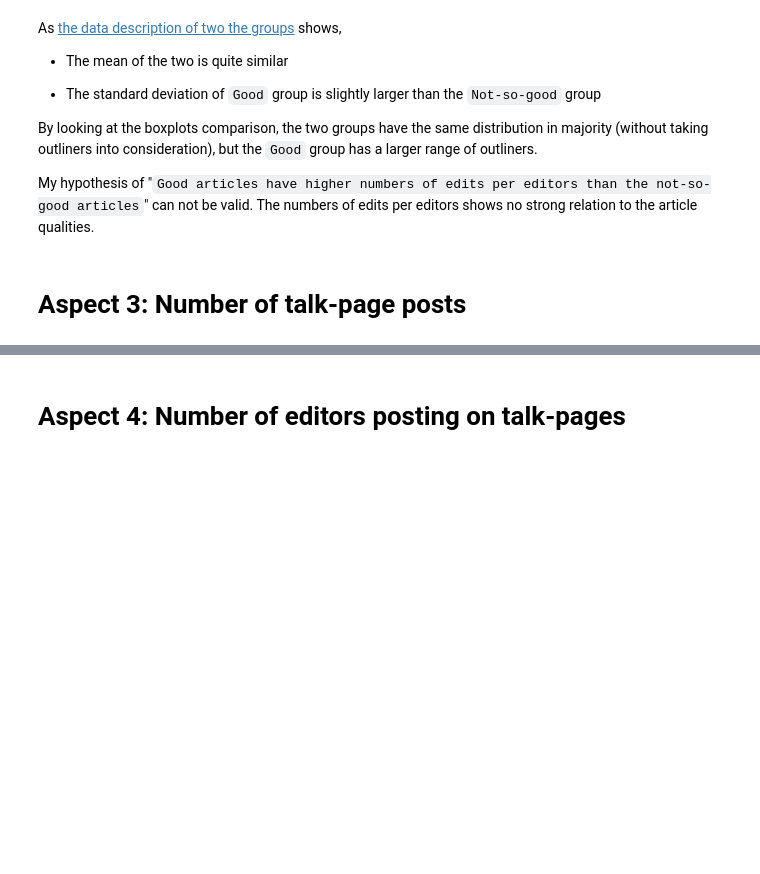
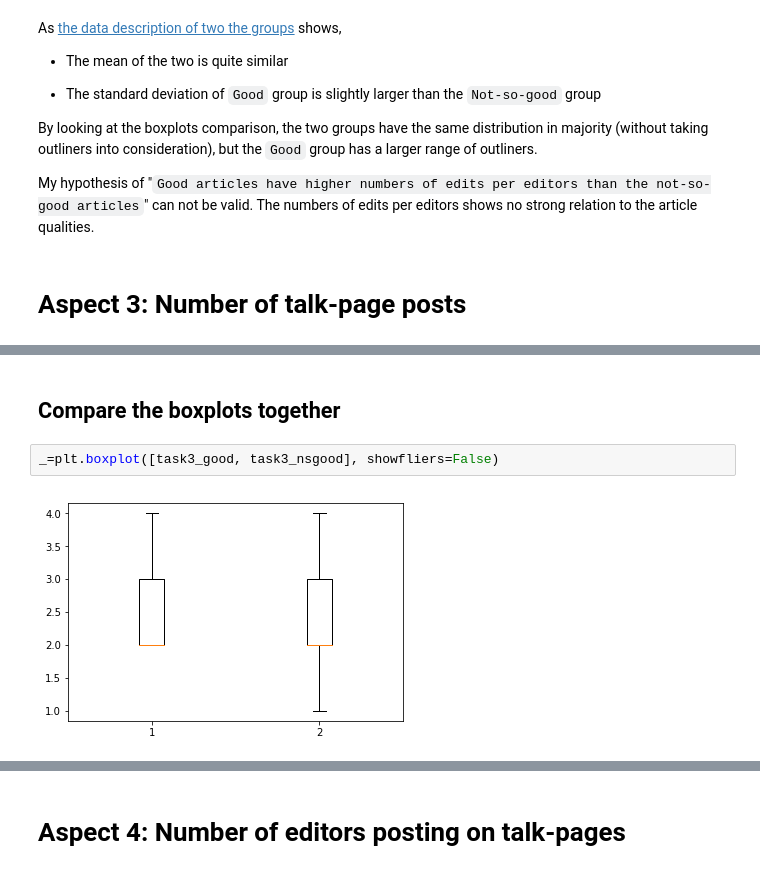
Before and after one commit to wenoptics/social-data-analysis, a Jupyter notebook: analysis_report.ipynb, the cells around one changed output, grey strips where cells are left out. Drawn from its saved outputs; the diff is of its cells as text; blank space fills up the shorter version.

```diff
--- a/analysis_report.ipynb
+++ b/analysis_report.ipynb
@@ -249,0 +396,6 @@ My hypothesis of "`Good articles have higher numbers of edits per editors than t
+# %% [markdown]
+## Compare the boxplots together
+# %%
+_=plt.boxplot([task3_good, task3_nsgood], showfliers=False)
+# %% [output]
+[figure, added]
```
Also changed, not shown: parts of 51 cells of this notebook, 1 other file.
